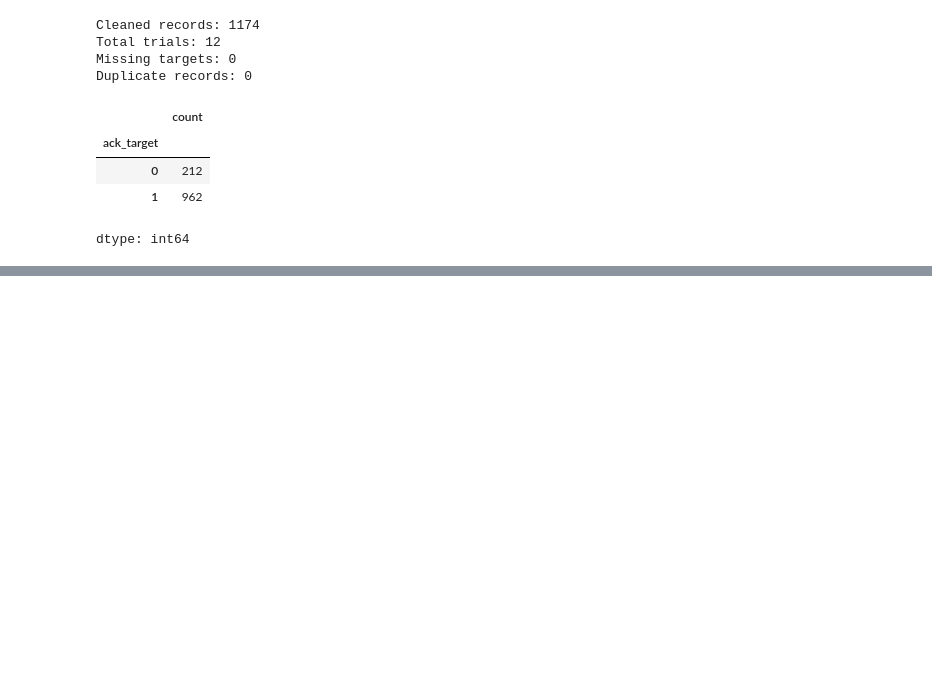
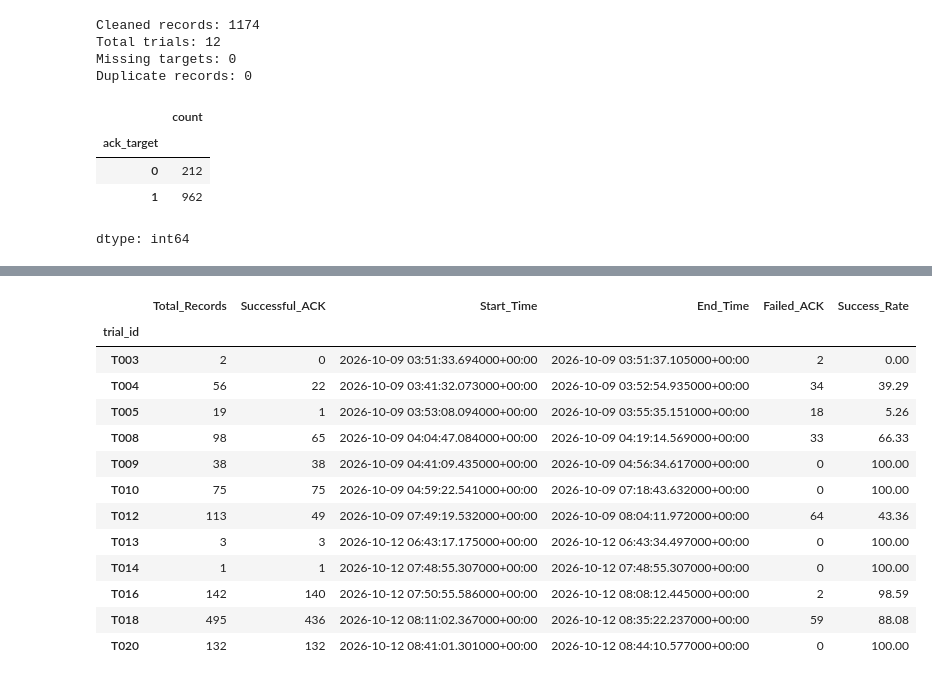
Before and after one commit to VirajKosala/Intelligent-Link-Quality-Prediction, a Jupyter notebook: Intelligent_Link_Quality_Prediction.ipynb, the cells around one changed output, grey strips where cells are left out. Saved outputs shown, nothing was run; the diff lists cells and outputs as text; code cells hidden in the pictures; blank space fills up the shorter version.

```diff
--- a/Intelligent_Link_Quality_Prediction.ipynb
+++ b/Intelligent_Link_Quality_Prediction.ipynb
@@ -809,0 +815,35 @@ dtype: int64
+# %%
+
+trial_summary = clean_df.groupby("trial_id").agg(
+    Total_Records=("ack_target", "size"),
+    Successful_ACK=("ack_target", "sum"),
+    Start_Time=("pc_timestamp", "min"),
+    End_Time=("pc_timestamp", "max")
+)
+
+trial_summary["Failed_ACK"] = (
+    trial_summary["Total_Records"] -
+    trial_summary["Successful_ACK"]
+)
+
+trial_summary["Success_Rate"] = (
+    trial_summary["Successful_ACK"] /
+    trial_summary["Total_Records"] * 100
+).round(2)
+
+display(trial_summary.sort_index())
+# %% [output]
+|  | Total_Records | Successful_ACK | Start_Time | End_Time | Failed_ACK | Success_Rate |
+| trial_id |  |  |  |  |  |  |
+| T003 | 2 | 0 | 2026-10-09 03:51:33.694000+00:00 | 2026-10-09 03:51:37.105000+00:00 | 2 | 0.00 |
+| T004 | 56 | 22 | 2026-10-09 03:41:32.073000+00:00 | 2026-10-09 03:52:54.935000+00:00 | 34 | 39.29 |
+| T005 | 19 | 1 | 2026-10-09 03:53:08.094000+00:00 | 2026-10-09 03:55:35.151000+00:00 | 18 | 5.26 |
+| T008 | 98 | 65 | 2026-10-09 04:04:47.084000+00:00 | 2026-10-09 04:19:14.569000+00:00 | 33 | 66.33 |
+| T009 | 38 | 38 | 2026-10-09 04:41:09.435000+00:00 | 2026-10-09 04:56:34.617000+00:00 | 0 | 100.00 |
+| T010 | 75 | 75 | 2026-10-09 04:59:22.541000+00:00 | 2026-10-09 07:18:43.632000+00:00 | 0 | 100.00 |
+| T012 | 113 | 49 | 2026-10-09 07:49:19.532000+00:00 | 2026-10-09 08:04:11.972000+00:00 | 64 | 43.36 |
+| T013 | 3 | 3 | 2026-10-12 06:43:17.175000+00:00 | 2026-10-12 06:43:34.497000+00:00 | 0 | 100.00 |
+| T014 | 1 | 1 | 2026-10-12 07:48:55.307000+00:00 | 2026-10-12 07:48:55.307000+00:00 | 0 | 100.00 |
+| T016 | 142 | 140 | 2026-10-12 07:50:55.586000+00:00 | 2026-10-12 08:08:12.445000+00:00 | 2 | 98.59 |
+| T018 | 495 | 436 | 2026-10-12 08:11:02.367000+00:00 | 2026-10-12 08:35:22.237000+00:00 | 59 | 88.08 |
+| T020 | 132 | 132 | 2026-10-12 08:41:01.301000+00:00 | 2026-10-12 08:44:10.577000+00:00 | 0 | 100.00 |
```
Also changed, not shown: parts of 13 cells of this notebook.
